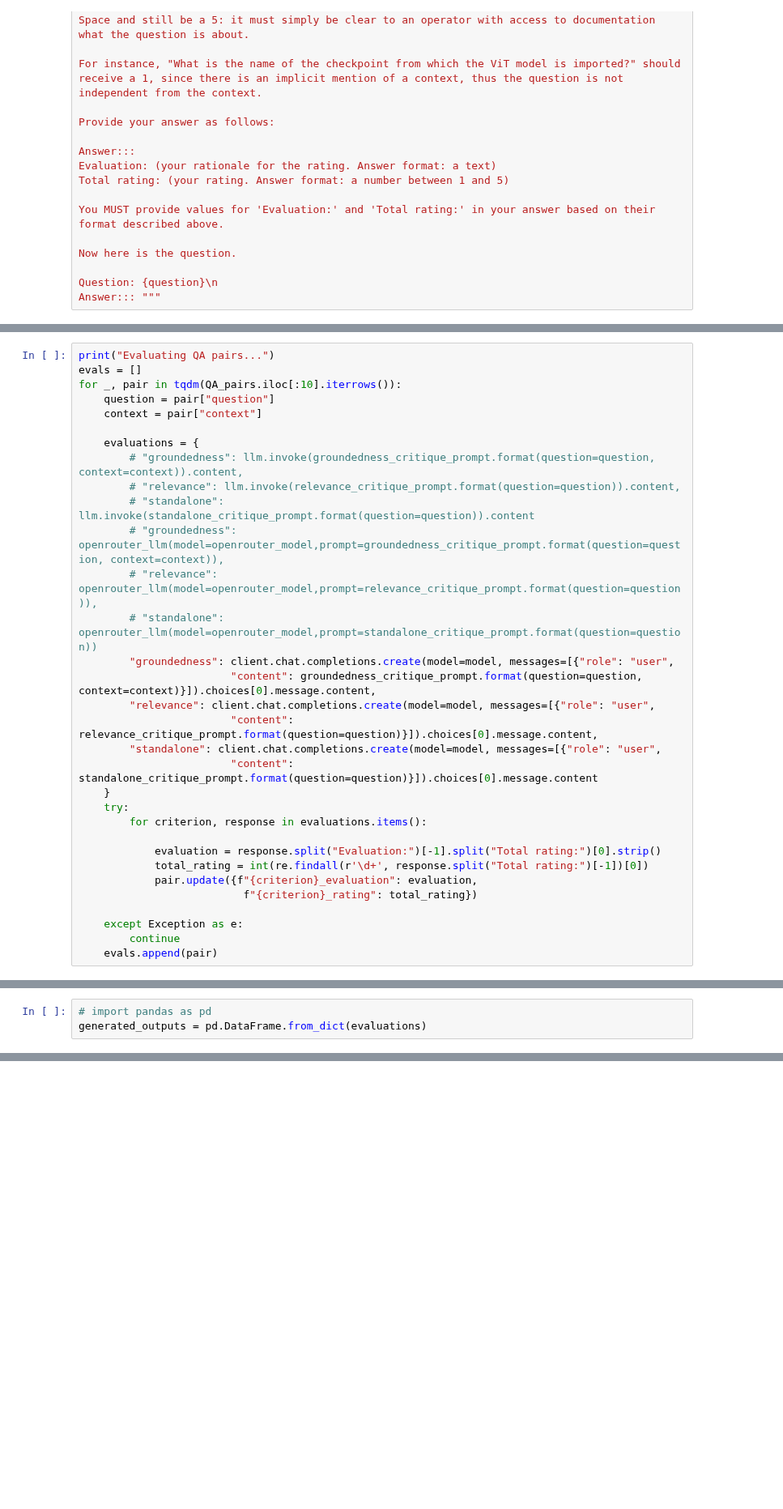
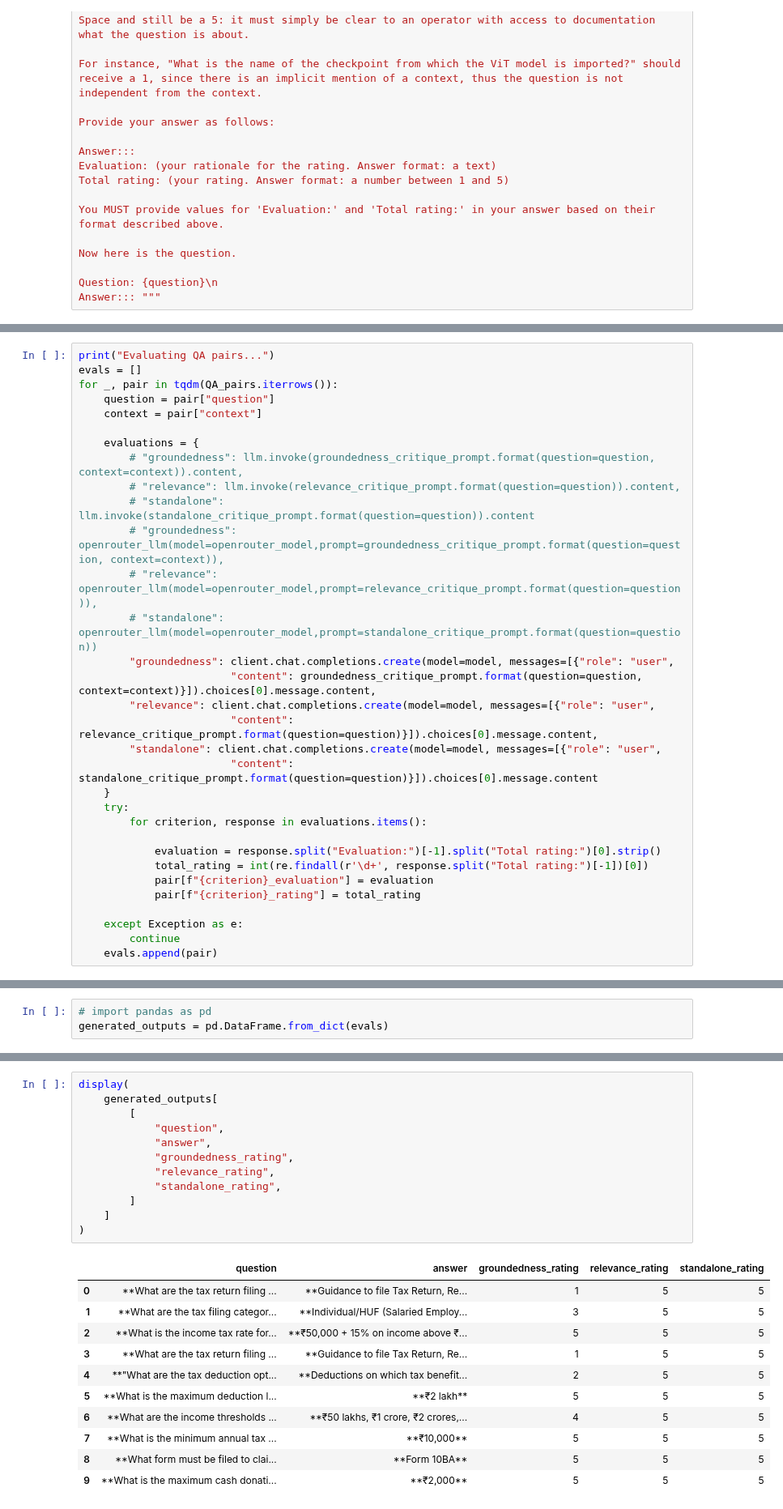
Before and after one commit to chayansraj/Agentic-RAG-with-evalution-Langchain, a Jupyter notebook: rag/rag_evaluation.ipynb, the cells around one changed output, grey strips where cells are left out. Shown at 81% size. Saved outputs shown, nothing was run; the diff lists cells and outputs as text; blank space fills up the shorter version.

Commit message:
update rag with eval

```diff
--- a/rag/rag_evaluation.ipynb
+++ b/rag/rag_evaluation.ipynb
@@ -392,7 +392,7 @@ print(response.choices[0].message.content)
 # %%
 print("Evaluating QA pairs...")
 evals = []
-for _, pair in tqdm(QA_pairs.iloc[:10].iterrows()):
+for _, pair in tqdm(QA_pairs.iterrows()):
     question = pair["question"]
     context = pair["context"]
 
@@ -415,8 +415,8 @@ for _, pair in tqdm(QA_pairs.iloc[:10].iterrows()):
 
             evaluation = response.split("Evaluation:")[-1].split("Total rating:")[0].strip()
             total_rating = int(re.findall(r'\d+', response.split("Total rating:")[-1])[0])
-            pair.update({f"{criterion}_evaluation": evaluation,
-                          f"{criterion}_rating": total_rating})
+            pair[f"{criterion}_evaluation"] = evaluation
+            pair[f"{criterion}_rating"] = total_rating
 
     except Exception as e:
         continue
@@ -431,3 +445,3 @@ dict_keys(['groundedness', 'relevance', 'standalone'])
 # %%
 # import pandas as pd
-generated_outputs = pd.DataFrame.from_dict(evaluations)
+generated_outputs = pd.DataFrame.from_dict(evals)
@@ -443,0 +453,24 @@ generated_outputs.head(4)
+# %%
+display(
+    generated_outputs[
+        [
+            "question",
+            "answer",
+            "groundedness_rating",
+            "relevance_rating",
+            "standalone_rating",
+        ]
+    ]
+)
+# %% [output]
+|  | question | answer | groundedness_rating | relevance_rating | standalone_rating |
+| 0 | **What are the tax return filing ... | **Guidance to file Tax Return, Re... | 1 | 5 | 5 |
+| 1 | **What are the tax filing categor... | **Individual/HUF (Salaried Employ... | 3 | 5 | 5 |
+| 2 | **What is the income tax rate for... | **₹50,000 + 15% on income above ₹... | 5 | 5 | 5 |
+| 3 | **What are the tax return filing ... | **Guidance to file Tax Return, Re... | 1 | 5 | 5 |
+| 4 | **"What are the tax deduction opt... | **Deductions on which tax benefit... | 2 | 5 | 5 |
+| 5 | **What is the maximum deduction l... | **₹2 lakh** | 5 | 5 | 5 |
+| 6 | **What are the income thresholds ... | **₹50 lakhs, ₹1 crore, ₹2 crores,... | 4 | 5 | 5 |
+| 7 | **What is the minimum annual tax ... | **₹10,000** | 5 | 5 | 5 |
+| 8 | **What form must be filed to clai... | **Form 10BA** | 5 | 5 | 5 |
+| 9 | **What is the maximum cash donati... | **₹2,000** | 5 | 5 | 5 |
```
Also changed, not shown: parts of 10 cells of this notebook, 1 other file.
